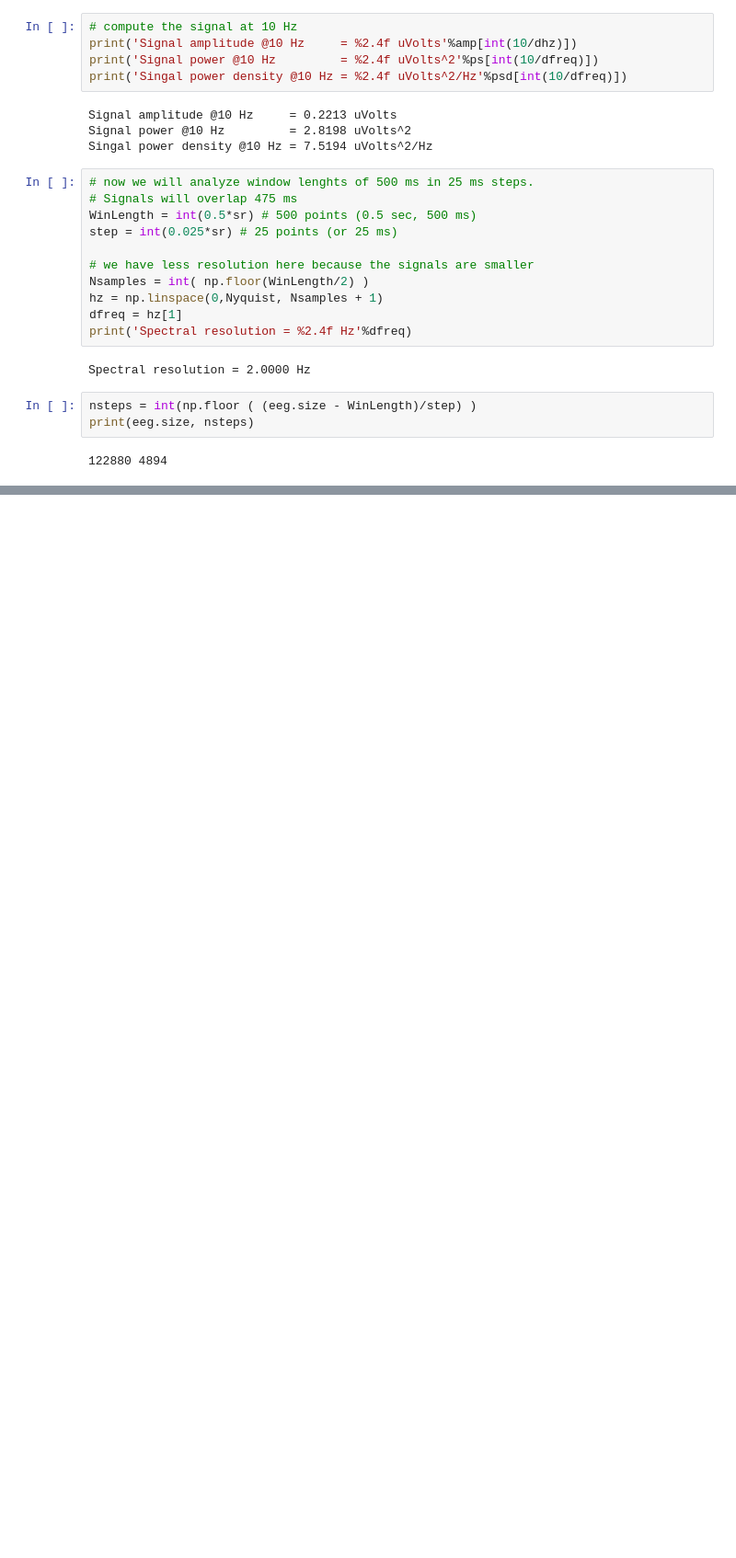
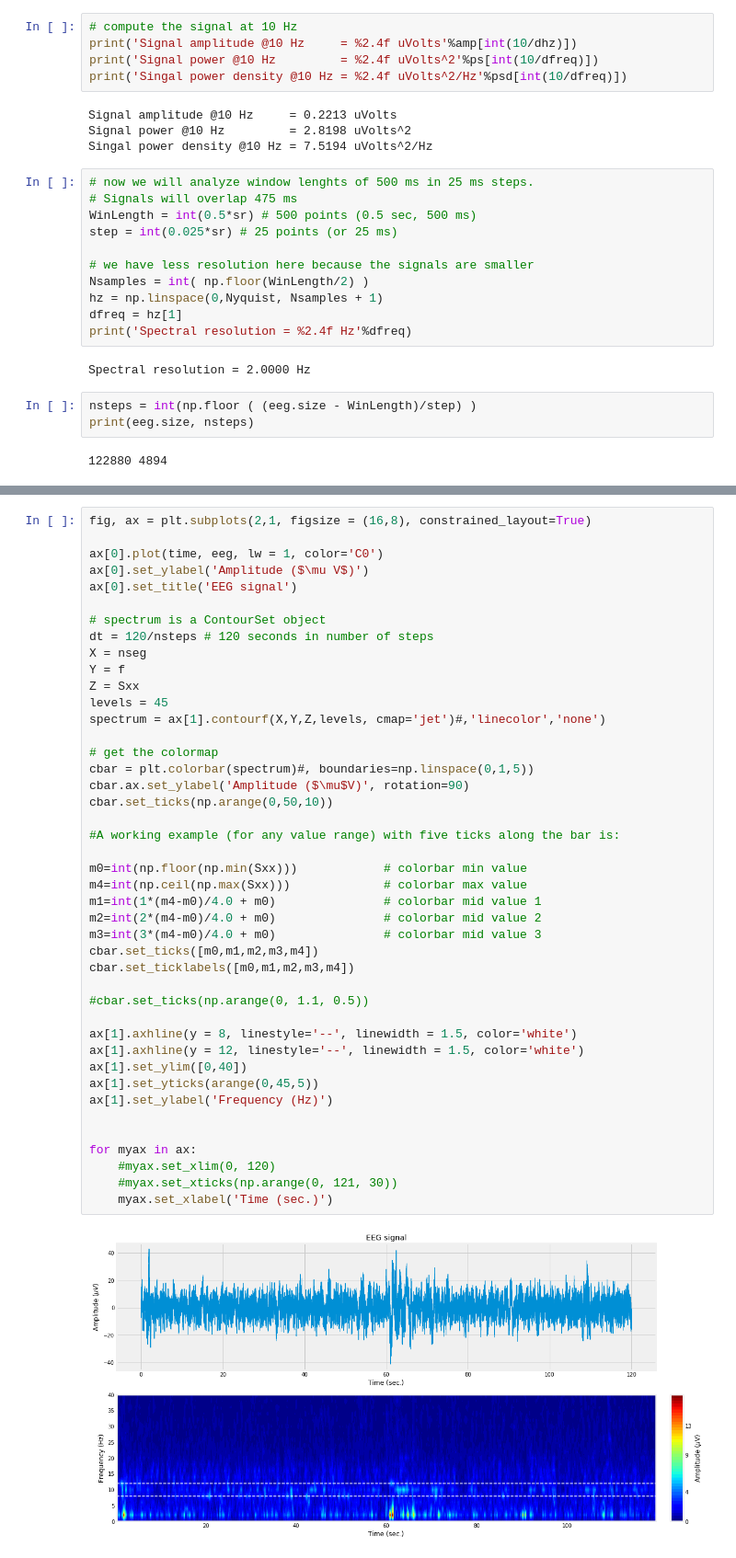
Before and after one commit to OrielBanne/myIPythonNotebooks, a Jupyter notebook: Signal_Processing/EEG Spectrogram.ipynb, the cells around one changed output, grey strips where cells are left out. Shown at 92% size. Saved outputs shown, nothing was run; the diff lists cells and outputs as text; blank space fills up the shorter version.

```diff
--- a/Signal_Processing/EEG Spectrogram.ipynb
+++ b/Signal_Processing/EEG Spectrogram.ipynb
@@ -193,0 +210,45 @@ for myax in ax:
+# %%
+fig, ax = plt.subplots(2,1, figsize = (16,8), constrained_layout=True)
+
+ax[0].plot(time, eeg, lw = 1, color='C0')
+ax[0].set_ylabel('Amplitude ($\mu V$)')
+ax[0].set_title('EEG signal')
+
+# spectrum is a ContourSet object
+dt = 120/nsteps # 120 seconds in number of steps
+X = nseg
+Y = f
+Z = Sxx
+levels = 45
+spectrum = ax[1].contourf(X,Y,Z,levels, cmap='jet')#,'linecolor','none')
+
+# get the colormap
+cbar = plt.colorbar(spectrum)#, boundaries=np.linspace(0,1,5))
+cbar.ax.set_ylabel('Amplitude ($\mu$V)', rotation=90)
+cbar.set_ticks(np.arange(0,50,10))
+
+#A working example (for any value range) with five ticks along the bar is:
+
+m0=int(np.floor(np.min(Sxx)))            # colorbar min value
+m4=int(np.ceil(np.max(Sxx)))             # colorbar max value
+m1=int(1*(m4-m0)/4.0 + m0)               # colorbar mid value 1
+m2=int(2*(m4-m0)/4.0 + m0)               # colorbar mid value 2
+m3=int(3*(m4-m0)/4.0 + m0)               # colorbar mid value 3
+cbar.set_ticks([m0,m1,m2,m3,m4])
+cbar.set_ticklabels([m0,m1,m2,m3,m4])
+
+#cbar.set_ticks(np.arange(0, 1.1, 0.5))
+
+ax[1].axhline(y = 8, linestyle='--', linewidth = 1.5, color='white')
+ax[1].axhline(y = 12, linestyle='--', linewidth = 1.5, color='white')
+ax[1].set_ylim([0,40])
+ax[1].set_yticks(arange(0,45,5))
+ax[1].set_ylabel('Frequency (Hz)')
+
+
+for myax in ax:
+    #myax.set_xlim(0, 120)
+    #myax.set_xticks(np.arange(0, 121, 30))
+    myax.set_xlabel('Time (sec.)')
+# %% [output]
+[figure, added]
```
Also changed, not shown: parts of 8 cells of this notebook.
